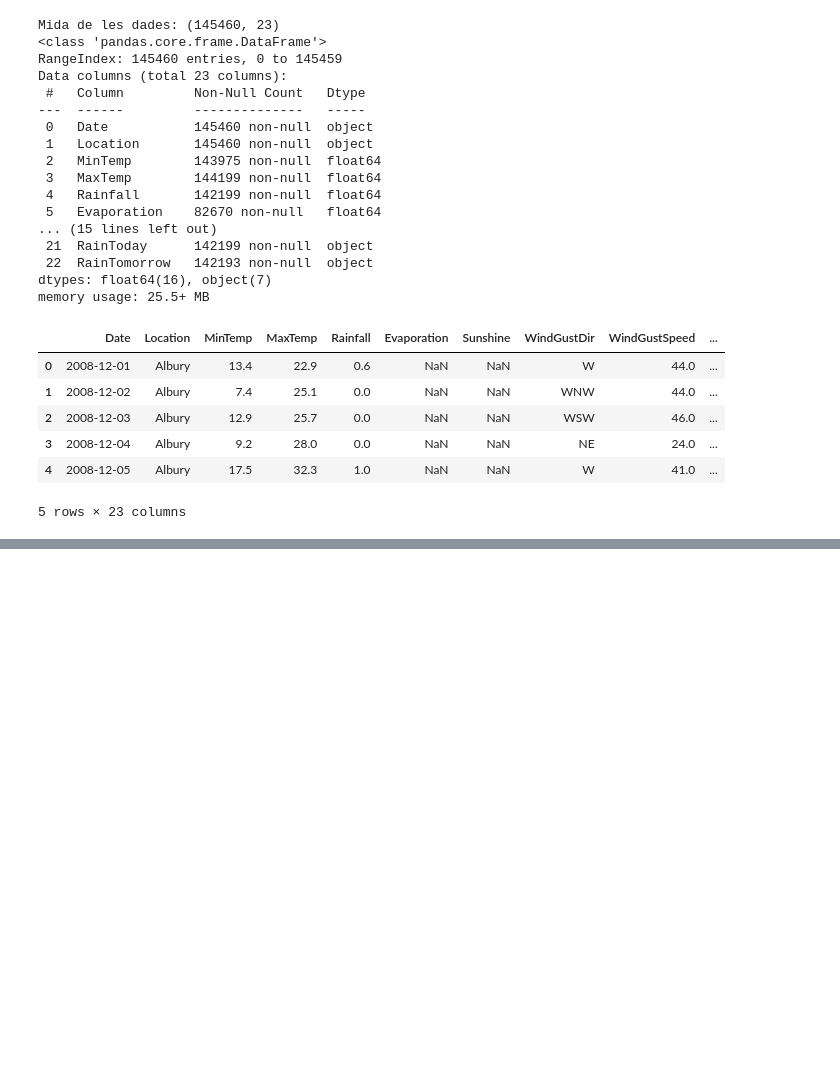
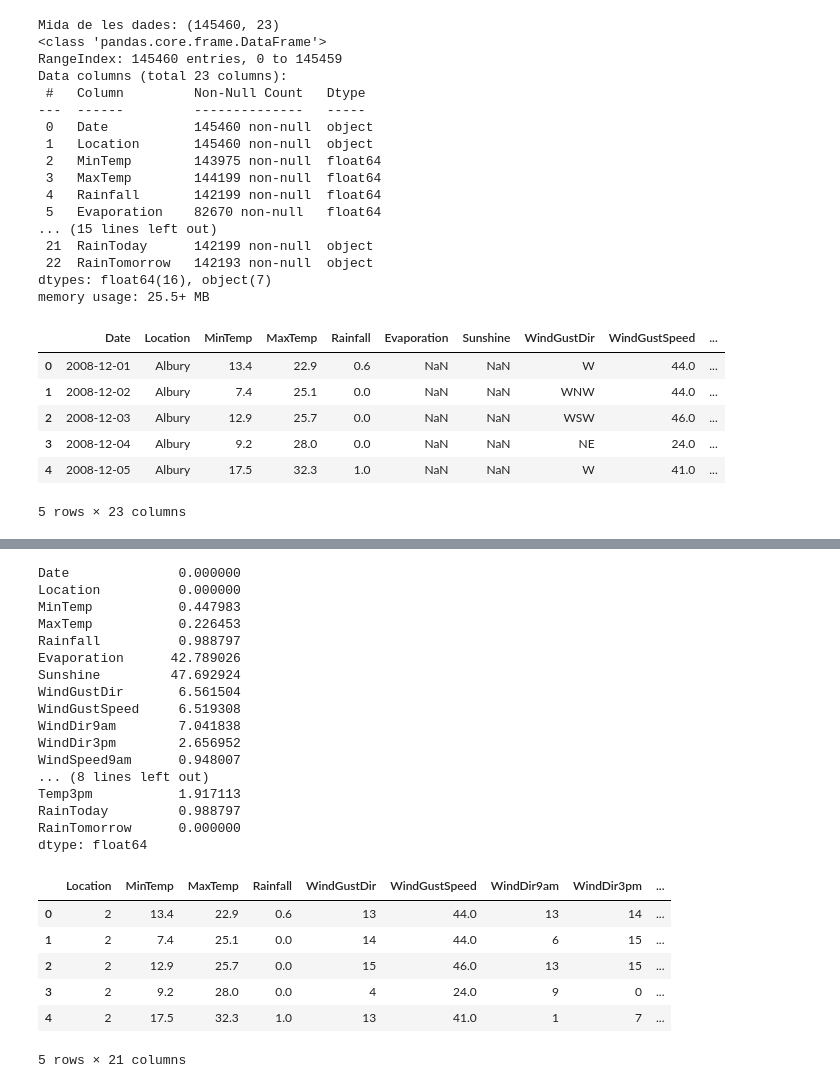
Before and after one commit to AlbaFernandezCor/Classification-wheatherAUS-dataset, a Jupyter notebook: practica2.ipynb, the cells around one changed output, grey strips where cells are left out. Cells and saved outputs as stored; diff of their text form; code cells hidden in the pictures; blank space fills up the shorter version.

```diff
--- a/practica2.ipynb
+++ b/practica2.ipynb
@@ -159,0 +117,69 @@ ax = sns.heatmap(correlacio, annot=True, linewidths=.5, cmap = sns.diverging_pal
+# %%
+#Fem una copia del dataset
+dataset_cp = dataset.copy()
+#Eliminem les files que ocntinguin NaNs a la variable resposta
+dataset_cp = dataset_cp[dataset_cp['RainTomorrow'].notna()]
+# Mirem el percentatge de NanNs de cada variable
+print((dataset_cp.isnull().sum()/len(dataset_cp))*100)
+#eliminem les columnes amb percentatges alts de NaNs
+dataset_cp = dataset_cp.drop(['Evaporation'], axis=1)
+dataset_cp = dataset_cp.drop(['Sunshine'], axis=1)
+dataset_cp = dataset_cp.drop(['Cloud9am'], axis=1)
+dataset_cp = dataset_cp.drop(['Cloud3pm'], axis=1)
+#omplim les columnes amb un percentatge mes baix amb la moda dels valors nulls de la columna
+dataset_cp['MinTemp'].fillna(dataset_cp['MinTemp'].mode()[0], inplace=True)
+dataset_cp['MaxTemp'].fillna(dataset_cp['MaxTemp'].mode()[0], inplace=True)
+dataset_cp['Rainfall'].fillna(dataset_cp['Rainfall'].mode()[0], inplace=True)
+dataset_cp['WindGustDir'].fillna(dataset_cp['WindGustDir'].mode()[0], inplace=True)
+dataset_cp['WindGustSpeed'].fillna(dataset_cp['WindGustSpeed'].mode()[0], inplace=True)
+dataset_cp['WindDir9am'].fillna(dataset_cp['WindDir9am'].mode()[0], inplace=True)
+dataset_cp['WindDir3pm'].fillna(dataset_cp['WindDir3pm'].mode()[0], inplace=True)
+dataset_cp['WindSpeed9am'].fillna(dataset_cp['WindSpeed9am'].mode()[0], inplace=True)
+dataset_cp['WindSpeed3pm'].fillna(dataset_cp['WindSpeed3pm'].mode()[0], inplace=True)
+dataset_cp['Humidity9am'].fillna(dataset_cp['Humidity9am'].mode()[0], inplace=True)
+dataset_cp['Humidity3pm'].fillna(dataset_cp['Humidity3pm'].mode()[0], inplace=True)
+dataset_cp['Pressure9am'].fillna(dataset_cp['Pressure9am'].mode()[0], inplace=True)
+dataset_cp['Pressure3pm'].fillna(dataset_cp['Pressure3pm'].mode()[0], inplace=True)
+dataset_cp['Temp9am'].fillna(dataset_cp['Temp9am'].mode()[0], inplace=True)
+dataset_cp['Temp3pm'].fillna(dataset_cp['Temp3pm'].mode()[0], inplace=True)
+dataset_cp['RainToday'].fillna(dataset_cp['RainToday'].mode()[0], inplace=True)
+# Es transformes totes les dades a numeriques
+dataset_cp['Year'] = dataset_cp['Date'].str.split("-", n=1).str[0].astype("int")
+dataset_cp['Month'] = dataset_cp['Date'].str.split("-", n=2).str[1].astype("int")
+dataset_cp['Day'] = dataset_cp['Date'].str.split("-", n=3).str[2].astype("int")
+dataset_cp = dataset_cp.drop(['Date'], axis=1)
+dataset_cp = pd.concat([dataset_cp, pd.get_dummies(dataset_cp.RainToday, drop_first=True, prefix='RainToday')], axis=1)
+dataset_cp = dataset_cp.drop(['RainToday'], axis=1)
+dataset_cp = pd.concat([dataset_cp, pd.get_dummies(dataset_cp.RainTomorrow, drop_first=True, prefix='RainTomorrow')], axis=1)
+dataset_cp = dataset_cp.drop(['RainTomorrow'], axis=1)
+le = LabelEncoder()
+dataset_cp['Location'] = le.fit_transform(dataset_cp['Location'])
+dataset_cp['WindGustDir'] = le.fit_transform(dataset_cp['WindGustDir'])
+dataset_cp['WindDir9am'] = le.fit_transform(dataset_cp['WindDir9am'])
+dataset_cp['WindDir3pm'] = le.fit_transform(dataset_cp['WindDir3pm'])
+dataset_cp.head()
+# %% [output]
+Date              0.000000
+Location          0.000000
+MinTemp           0.447983
+MaxTemp           0.226453
+Rainfall          0.988797
+Evaporation      42.789026
+Sunshine         47.692924
+WindGustDir       6.561504
+WindGustSpeed     6.519308
+WindDir9am        7.041838
+WindDir3pm        2.656952
+WindSpeed9am      0.948007
+... (8 lines left out)
+Temp3pm           1.917113
+RainToday         0.988797
+RainTomorrow      0.000000
+dtype: float64
+|  | Location | MinTemp | MaxTemp | Rainfall | WindGustDir | WindGustSpeed | WindDir9am | WindDir3pm | ... |
+| 0 | 2 | 13.4 | 22.9 | 0.6 | 13 | 44.0 | 13 | 14 | ... |
+| 1 | 2 | 7.4 | 25.1 | 0.0 | 14 | 44.0 | 6 | 15 | ... |
+| 2 | 2 | 12.9 | 25.7 | 0.0 | 15 | 46.0 | 13 | 15 | ... |
+| 3 | 2 | 9.2 | 28.0 | 0.0 | 4 | 24.0 | 9 | 0 | ... |
+| 4 | 2 | 17.5 | 32.3 | 1.0 | 13 | 41.0 | 1 | 7 | ... |
+5 rows × 21 columns
```
Also changed, not shown: parts of 16 cells of this notebook.
